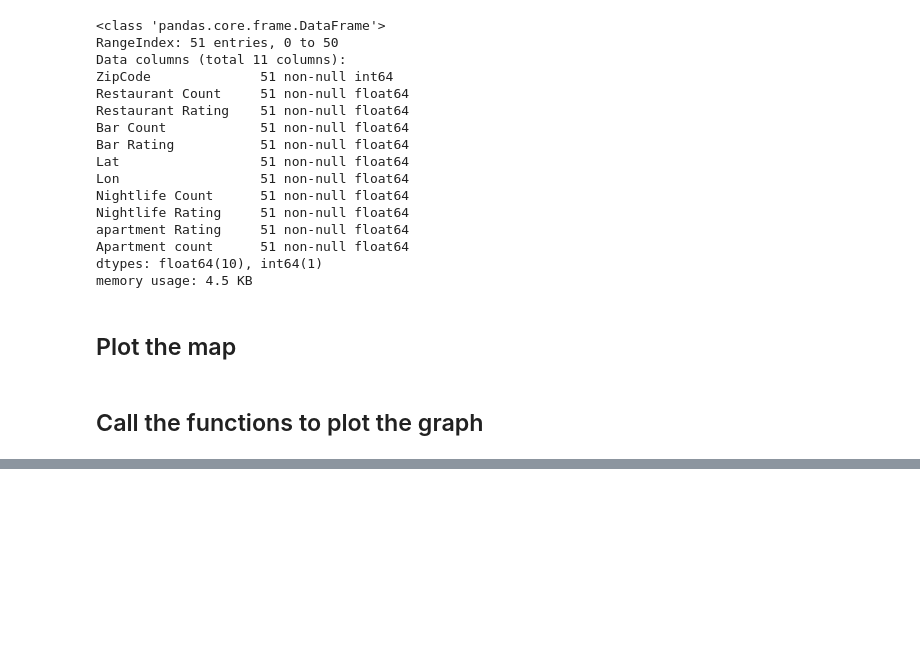
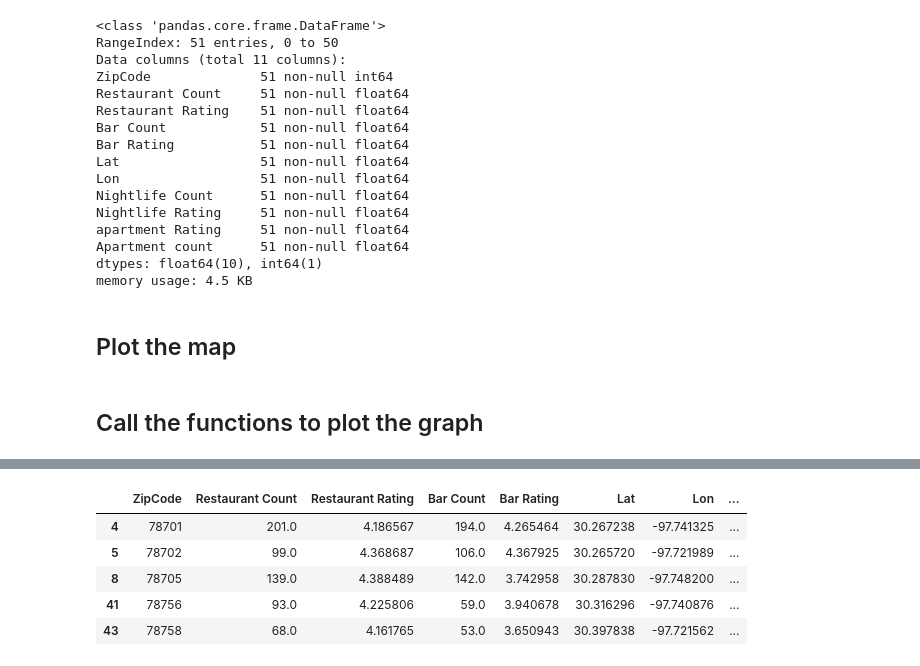
Before and after one commit to JoeDReynolds/yrelocate, a Jupyter notebook: Main_Single_Map.ipynb, the cells around one changed output, grey strips where cells are left out. Drawn from its saved outputs; the diff is of its cells as text; code cells hidden in the pictures; blank space fills up the shorter version.

```diff
--- a/Main_Single_Map.ipynb
+++ b/Main_Single_Map.ipynb
@@ -148,0 +169,11 @@ mp
+# %%
+df= df_single.loc[df_single["Nightlife Count"]>=127]
+df = df.head()
+df
+# %% [output]
+|  | ZipCode | Restaurant Count | Restaurant Rating | Bar Count | Bar Rating | Lat | Lon | ... |
+| 4 | 78701 | 201.0 | 4.186567 | 194.0 | 4.265464 | 30.267238 | -97.741325 | ... |
+| 5 | 78702 | 99.0 | 4.368687 | 106.0 | 4.367925 | 30.265720 | -97.721989 | ... |
+| 8 | 78705 | 139.0 | 4.388489 | 142.0 | 3.742958 | 30.287830 | -97.748200 | ... |
+| 41 | 78756 | 93.0 | 4.225806 | 59.0 | 3.940678 | 30.316296 | -97.740876 | ... |
+| 43 | 78758 | 68.0 | 4.161765 | 53.0 | 3.650943 | 30.397838 | -97.721562 | ... |
```
Also changed, not shown: parts of 8 cells of this notebook, 3 other files.
